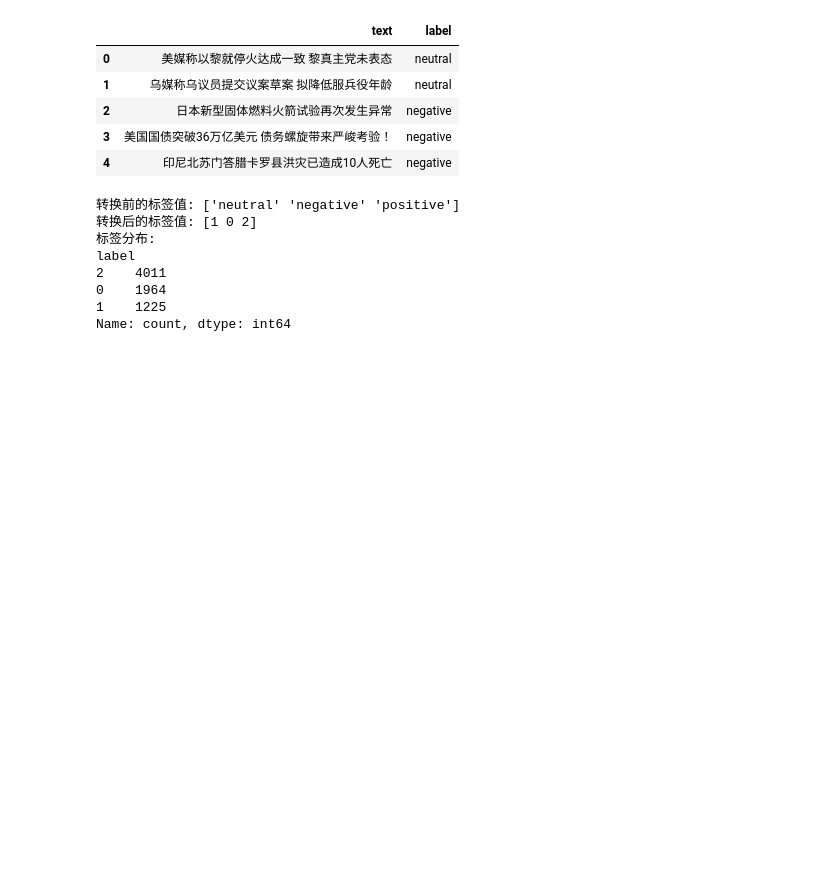
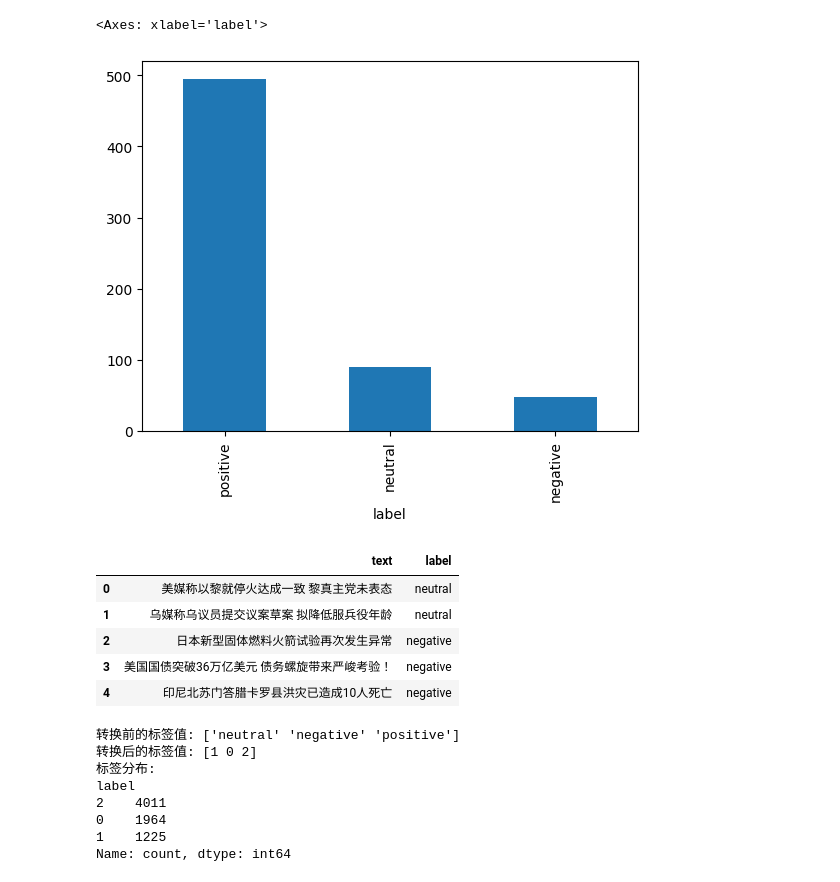
Before and after one commit to zyx303/ai-basic-project, a Jupyter notebook: notebook/notebook.ipynb, the cells around one changed output. Saved outputs shown, nothing was run; the diff lists cells and outputs as text; code cells hidden in the pictures; blank space fills up the shorter version.

```diff
--- a/notebook/notebook.ipynb
+++ b/notebook/notebook.ipynb
@@ -14,3 +17,8 @@ Error:
+# %%
+test['label'].value_counts().plot(kind='bar')
+# %% [output]
+<Axes: xlabel='label'>
+[figure, added]
 # %%
 train.head()
 # %% [output]
```
Also changed, not shown: parts of 2 cells of this notebook, 6 other files.
